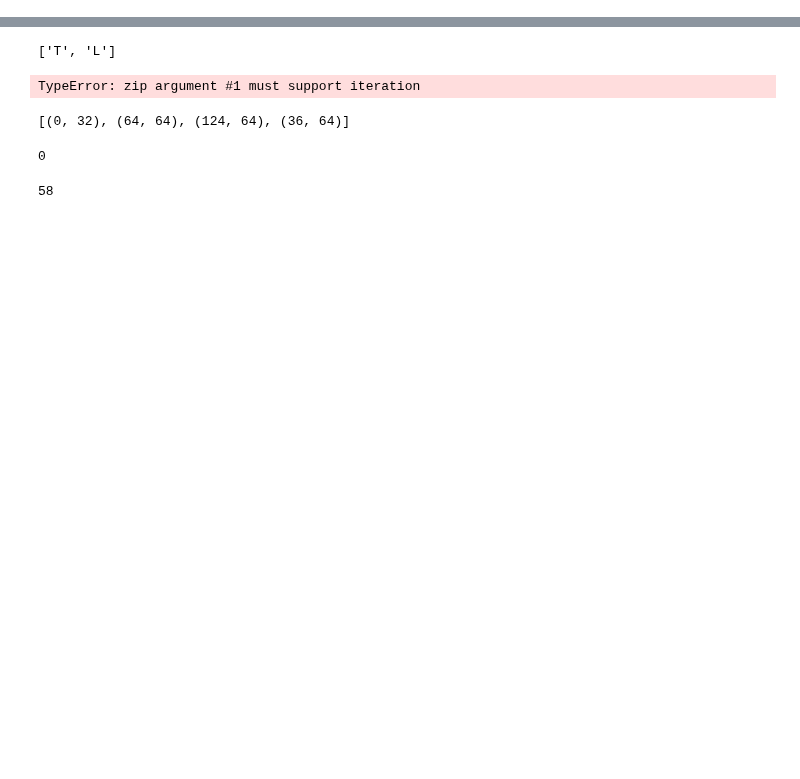
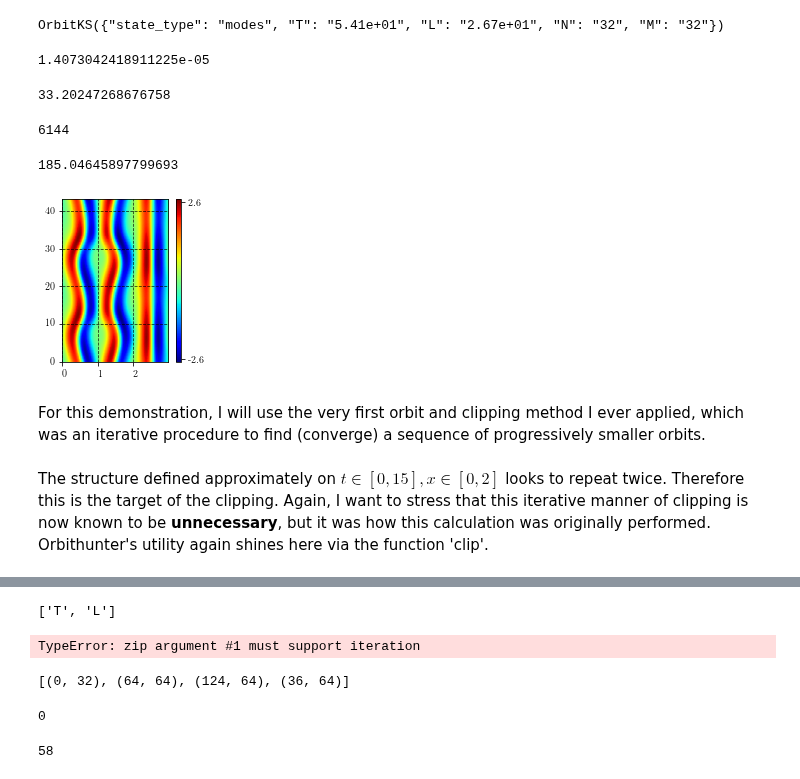
Before and after one commit to chaotic-systems/orbithunter, a Jupyter notebook: notebooks/clipping_demo.ipynb, the cells around one changed output, grey strips where cells are left out. Saved outputs shown, nothing was run; the diff lists cells and outputs as text; code cells hidden in the pictures; blank space fills up the shorter version.

```diff
--- a/notebooks/clipping_demo.ipynb
+++ b/notebooks/clipping_demo.ipynb
@@ -7,0 +43,6 @@ import numpy as np
+# %%
+t0 = time.time()
+converge_result = converge(clipped_orbit, method='gradient_descent', precision='machine', verbose=True)
+t2 = time.time()
+print('per iter', ((t2-t0)/converge_result.n_iter)/np.product(clipped_orbit.field_shape))
+converged_clipping = converge_result.orbit
@@ -7,0 +72,24 @@ import numpy as np
+# %%
+orbit_2
+# %% [output]
+OrbitKS({"state_type": "modes", "T": "5.41e+01", "L": "2.67e+01", "N": "32", "M": "32"})
+# %%
+((t2-t0)/converge_result.n_iter)/np.product(clipped_orbit.field_shape)
+# %% [output]
+1.4073042418911225e-05
+# %%
+(t2-t0)
+# %% [output]
+33.20247268676758
+# %%
+converge_result.n_iter
+# %% [output]
+6144
+# %%
+converge_result.n_iter / (t2-t0)
+# %% [output]
+185.04645897799693
+# %%
+converged_clipping.plot()
+# %% [output]
+[figure, added]
@@ -7,0 +101,2 @@ import numpy as np
+# %% [markdown]
+For this demonstration, I will use the very first orbit and clipping method I ever applied, which was an iterative procedure to find (converge) a sequence of progressively smaller orbits.
@@ -7,0 +105,2 @@ import numpy as np
+# %% [markdown]
+The structure defined approximately on $t \in [0, 15], x \in [0, 2]$ looks to repeat twice. Therefore this is the target of the clipping. Again, I want to stress that this iterative manner of clipping is now known to be **unnecessary**, but it was how this calculation was originally performed. Orbithunter's utility again shines here via the function 'clip'.
```
Also changed, not shown: parts of 18 cells of this notebook, 2 other files.
